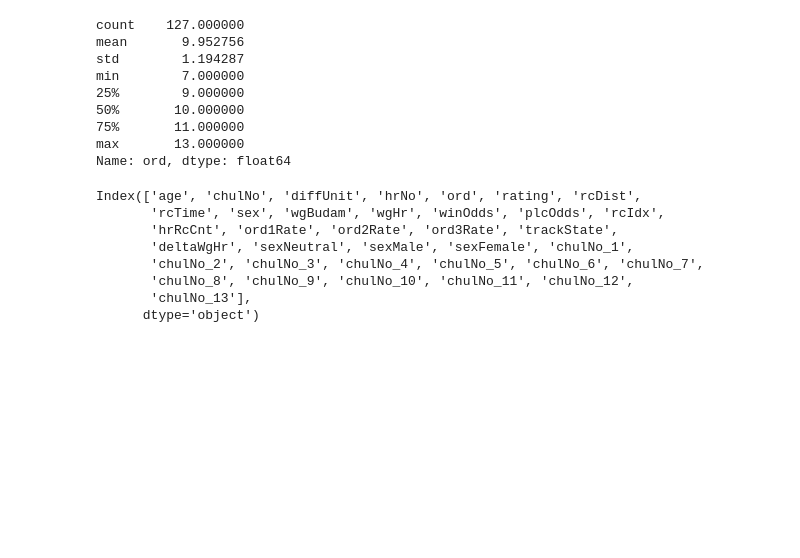
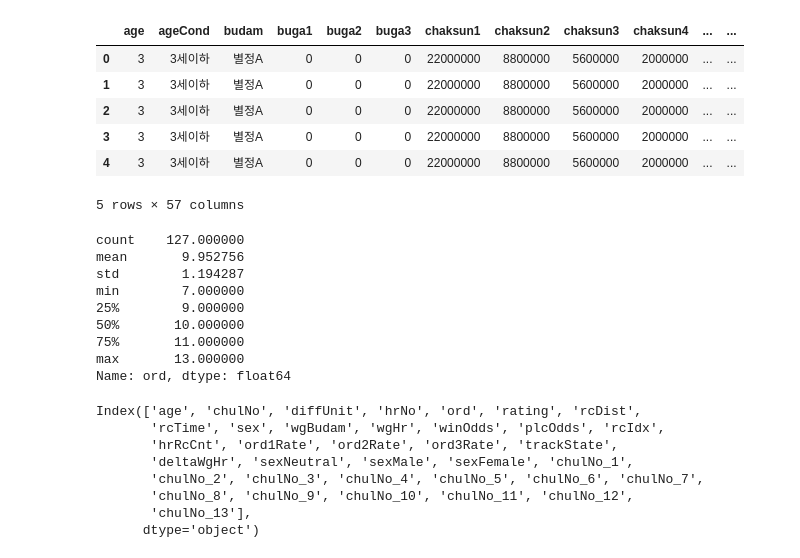
Before and after one commit to cmj-dev/raceHorse, a Jupyter notebook: weekly/3w.ipynb, the cells around one changed output. Saved outputs shown, nothing was run; the diff lists cells and outputs as text; code cells hidden in the pictures; blank space fills up the shorter version.

```diff
--- a/weekly/3w.ipynb
+++ b/weekly/3w.ipynb
@@ -4,5 +4,15 @@ import numpy.linalg as npl
 import matplotlib.pyplot as plt
 import pandas as pd
 # %%
-raceHorseInfoDf = pd.read_csv('data/raceHorseInfo.csv', index_col=0)
-raceResultDf = pd.read_csv('data/raceResult_0514.csv', index_col=0)
+raceHorseInfoDf = pd.read_csv('../data/raceHorseInfo.csv', index_col=0)
+raceResultDf = pd.read_csv('../data/raceResult_0514.csv', index_col=0)
+# %%
+raceResultDf.head()
+# %% [output]
+|  | age | ageCond | budam | buga1 | buga2 | buga3 | chaksun1 | chaksun2 | chaksun3 | chaksun4 | ... | ... |
+| 0 | 3 | 3세이하 | 별정A | 0 | 0 | 0 | 22000000 | 8800000 | 5600000 | 2000000 | ... | ... |
+| 1 | 3 | 3세이하 | 별정A | 0 | 0 | 0 | 22000000 | 8800000 | 5600000 | 2000000 | ... | ... |
+| 2 | 3 | 3세이하 | 별정A | 0 | 0 | 0 | 22000000 | 8800000 | 5600000 | 2000000 | ... | ... |
+| 3 | 3 | 3세이하 | 별정A | 0 | 0 | 0 | 22000000 | 8800000 | 5600000 | 2000000 | ... | ... |
+| 4 | 3 | 3세이하 | 별정A | 0 | 0 | 0 | 22000000 | 8800000 | 5600000 | 2000000 | ... | ... |
+5 rows × 57 columns
```
Also changed, not shown: parts of 1 cell of this notebook, 1 other file.
